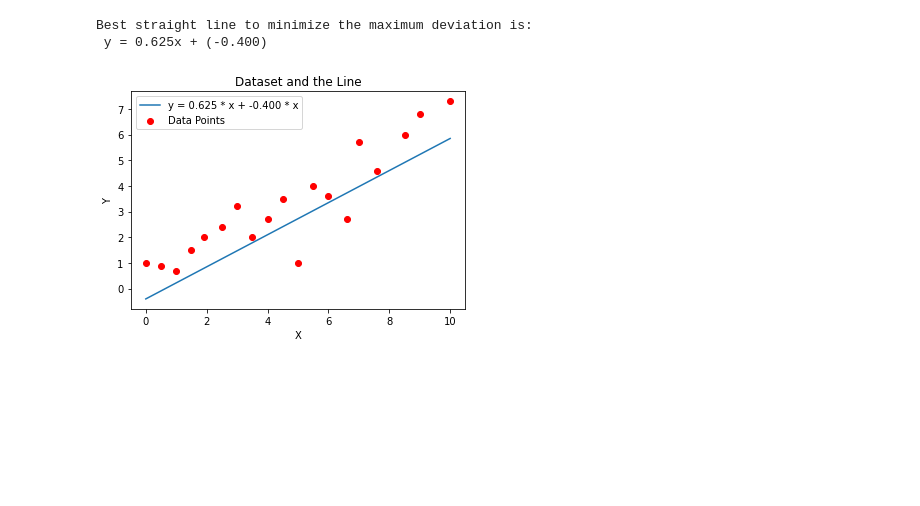
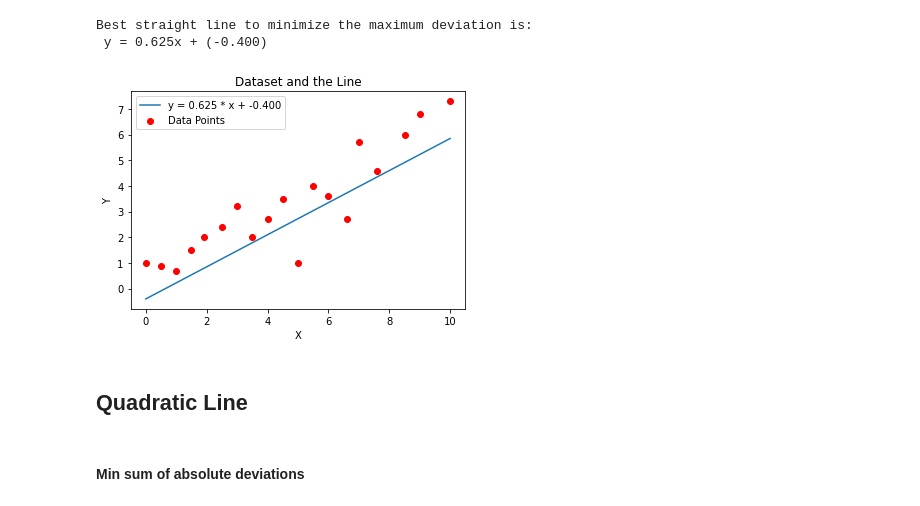
Before and after one commit to simseksafak/gurobipy_examples, a Jupyter notebook: curve_fitting.ipynb, the cells around one changed output. Cells and saved outputs as stored; diff of their text form; code cells hidden in the pictures; blank space fills up the shorter version.

```diff
--- a/curve_fitting.ipynb
+++ b/curve_fitting.ipynb
@@ -151,19 +157,23 @@ Best straight line to minimize the maximum deviation is:
 # %%
 a_x = a.x
 b_x = b.x
 
 x_values = x.values()
 y_values = y.values()
 
 x_line = np.linspace(min(x_values), max(x_values), 100)
 y_line = b_x * x_line + a_x
 
-plt.plot(x_line, y_line, label=f'y = {b_x:.3f} * x + {a_x:.3f} * x')
+plt.plot(x_line, y_line, label=f'y = {b_x:.3f} * x + {a_x:.3f}')
 plt.scatter(x_values, y_values, color='red', label='Data Points')
 plt.xlabel('X')
 plt.ylabel('Y')
 plt.title('Dataset and the Line')
 plt.legend()
 plt.show()
 # %% [output]
-[figure, old version]
+[figure, new version]
+# %% [markdown]
+## Quadratic Line
+# %% [markdown]
+#### Min sum of absolute deviations
```
Also changed, not shown: parts of 19 cells of this notebook.
